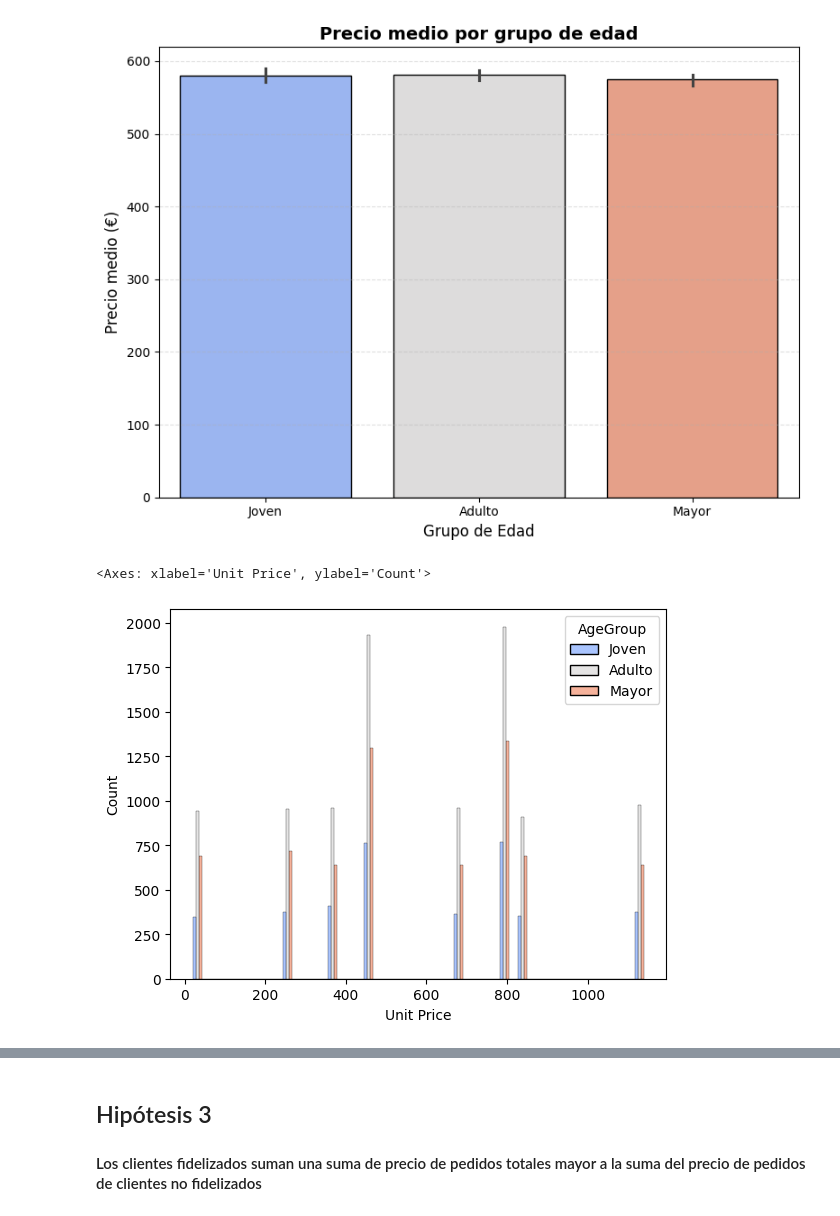
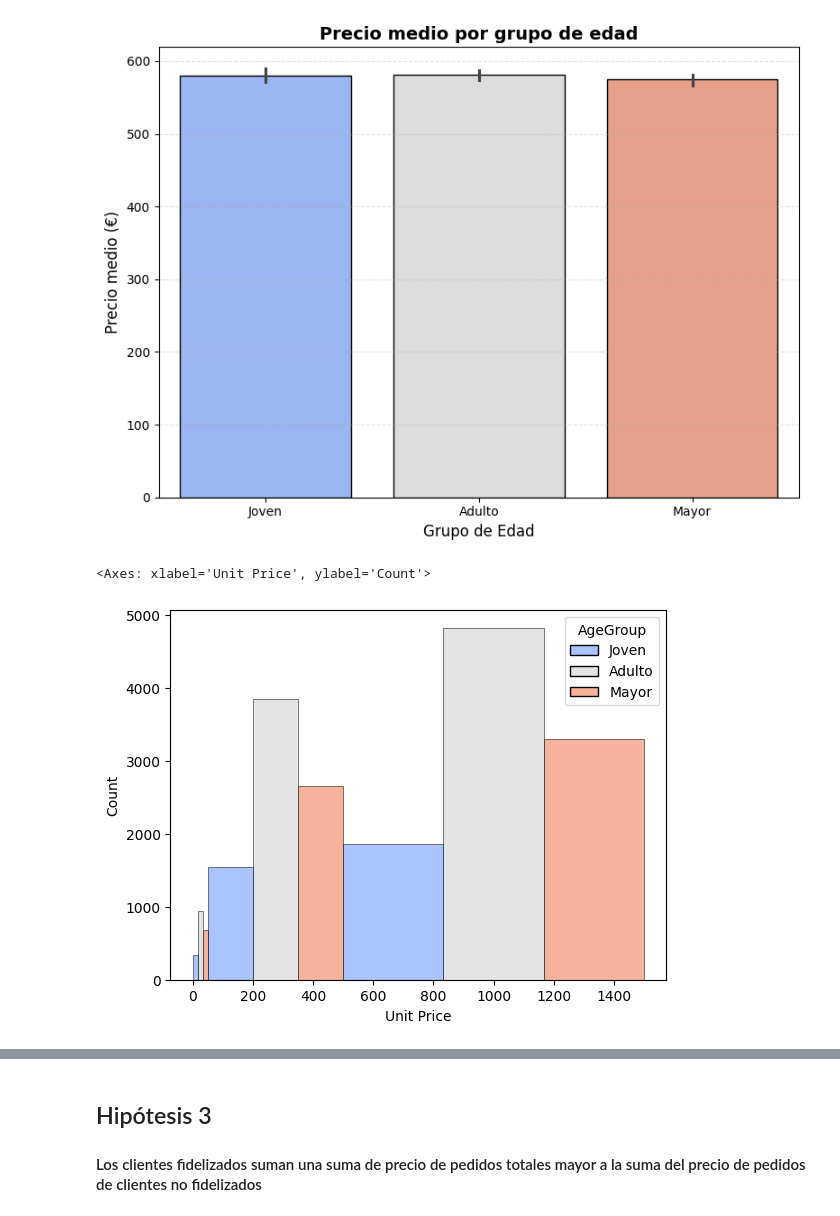
Before and after one commit to migel1985/EDA_ElectronicaConsumo_MM, a Jupyter notebook: src/memoria.ipynb, the cells around one changed output, grey strips where cells are left out. Drawn from its saved outputs; the diff is of its cells as text; code cells hidden in the pictures.

```diff
--- a/src/memoria.ipynb
+++ b/src/memoria.ipynb
@@ -218,16 +218,18 @@ Passing `palette` without assigning `hue` is deprecated and will be removed in v
   sns.barplot(
 [figure]
 # %%
+binsprecios = [0, 50, 500, 1500]  # rangos de precio
 sns.histplot(
     data=dataSetHpy2,
     x='Unit Price',
     hue='AgeGroup',
     multiple='dodge',
+    bins=binsprecios,
     palette='coolwarm',
     edgecolor='black'
 )
 # %% [output]
 <Axes: xlabel='Unit Price', ylabel='Count'>
-[figure, old version]
+[figure, new version]
 # %% [markdown]
 ### Conclusión
```
Also changed, not shown: parts of 1 cell of this notebook, 2 other files.
